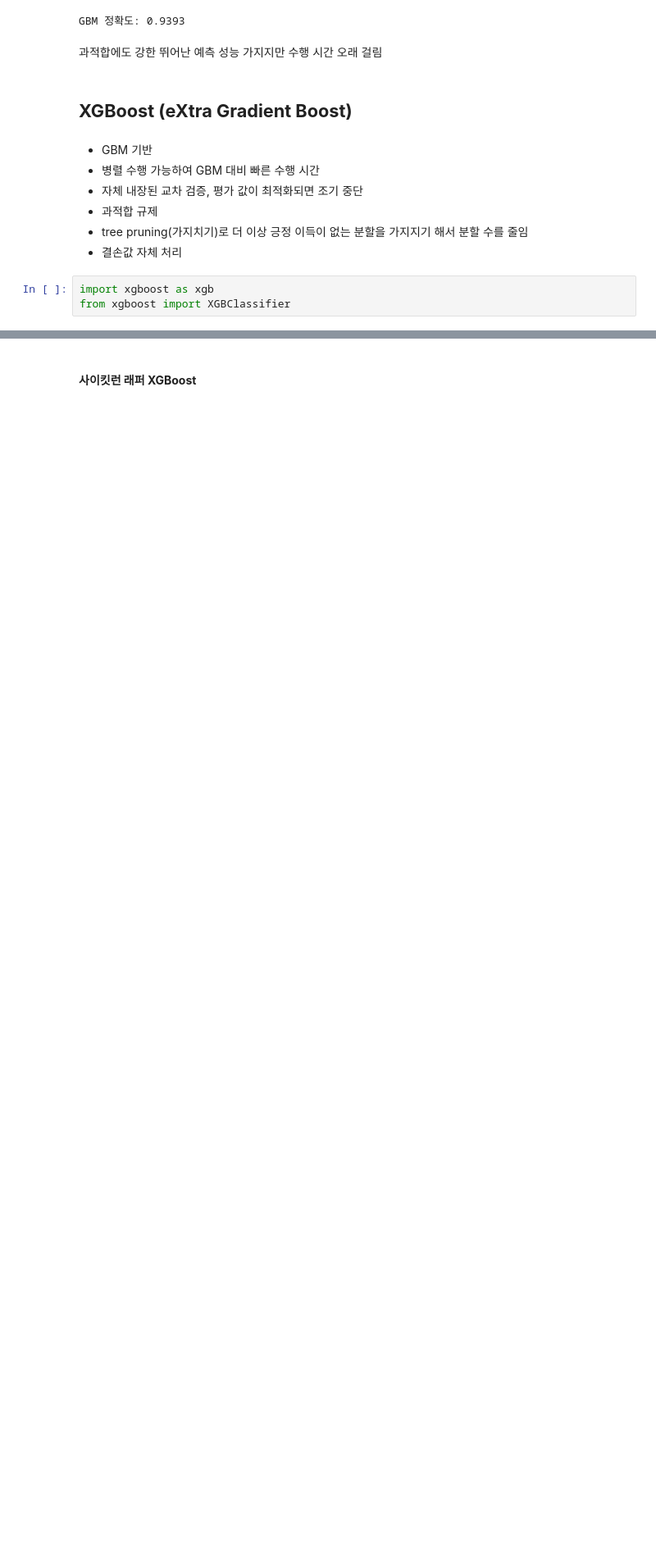
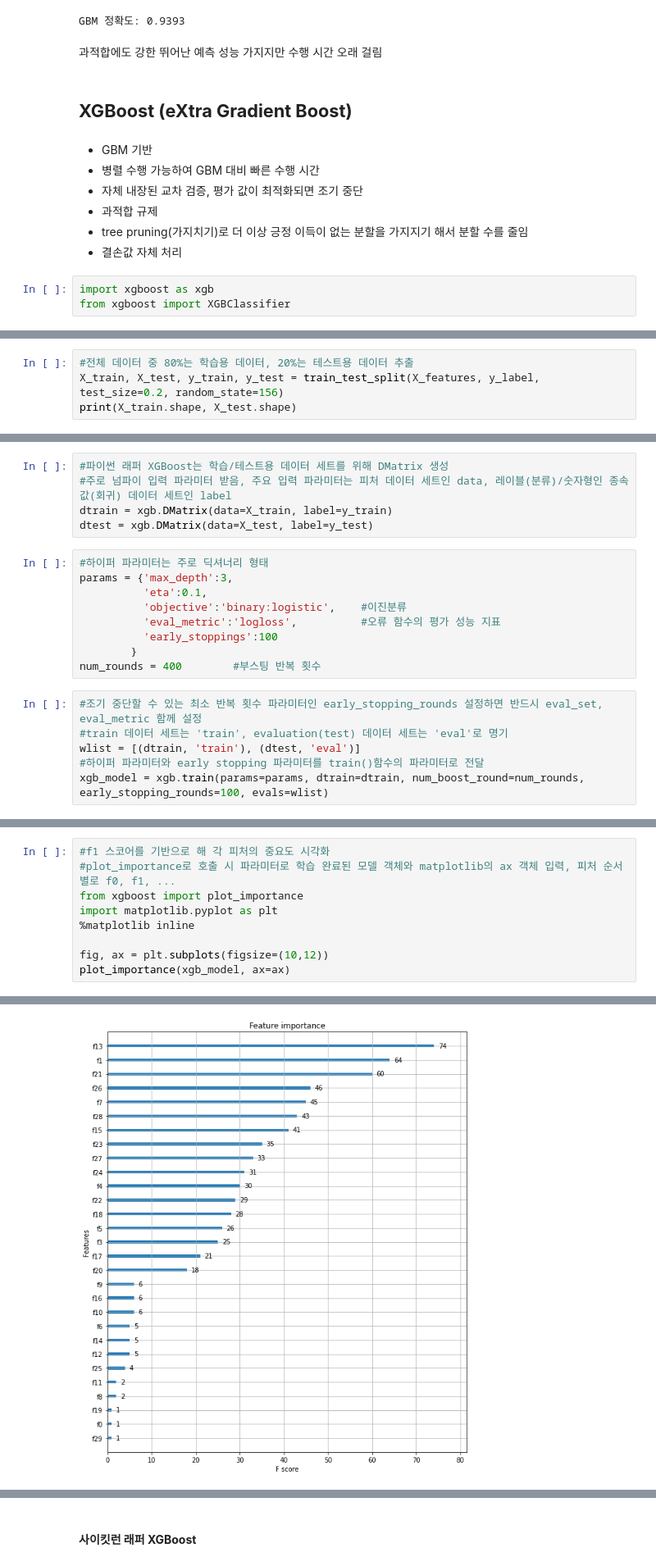
Before and after one commit to hyomin14/ML_practice, a Jupyter notebook: 04_Classification/Chapter4_ensemble.ipynb, the cells around one changed output, grey strips where cells are left out. Shown: that part at 82% size. Saved outputs shown, nothing was run; the diff lists cells and outputs as text; blank space fills up the shorter version.

```diff
--- a/04_Classification/Chapter4_ensemble.ipynb
+++ b/04_Classification/Chapter4_ensemble.ipynb
@@ -275,0 +314,4 @@ from xgboost import XGBClassifier
+# %%
+#전체 데이터 중 80%는 학습용 데이터, 20%는 테스트용 데이터 추출
+X_train, X_test, y_train, y_test = train_test_split(X_features, y_label, test_size=0.2, random_state=156)
+print(X_train.shape, X_test.shape)
@@ -275,0 +320,20 @@ from xgboost import XGBClassifier
+# %%
+#파이썬 래퍼 XGBoost는 학습/테스트용 데이터 세트를 위해 DMatrix 생성
+#주로 넘파이 입력 파라미터 받음, 주요 입력 파라미터는 피처 데이터 세트인 data, 레이블(분류)/숫자형인 종속값(회귀) 데이터 세트인 label
+dtrain = xgb.DMatrix(data=X_train, label=y_train)
+dtest = xgb.DMatrix(data=X_test, label=y_test)
+# %%
+#하이퍼 파라미터는 주로 딕셔너리 형태
+params = {'max_depth':3,
+          'eta':0.1,
+          'objective':'binary:logistic',    #이진분류
+          'eval_metric':'logloss',          #오류 함수의 평가 성능 지표
+          'early_stoppings':100
+        }
+num_rounds = 400        #부스팅 반복 횟수
+# %%
+#조기 중단할 수 있는 최소 반복 횟수 파라미터인 early_stopping_rounds 설정하면 반드시 eval_set, eval_metric 함께 설정
+#train 데이터 세트는 'train', evaluation(test) 데이터 세트는 'eval'로 명기
+wlist = [(dtrain, 'train'), (dtest, 'eval')]
+#하이퍼 파라미터와 early stopping 파라미터를 train()함수의 파라미터로 전달
+xgb_model = xgb.train(params=params, dtrain=dtrain, num_boost_round=num_rounds, early_stopping_rounds=100, evals=wlist)
@@ -275,0 +393,10 @@ from xgboost import XGBClassifier
+# %%
+#f1 스코어를 기반으로 해 각 피처의 중요도 시각화
+#plot_importance로 호출 시 파라미터로 학습 완료된 모델 객체와 matplotlib의 ax 객체 입력, 피처 순서별로 f0, f1, ...
+from xgboost import plot_importance
+import matplotlib.pyplot as plt
+%matplotlib inline
+
+fig, ax = plt.subplots(figsize=(10,12))
+plot_importance(xgb_model, ax=ax)
+# %% [output]
@@ -275,0 +404 @@ from xgboost import XGBClassifier
+[figure, added]
```
Also changed, not shown: parts of 17 cells of this notebook.
